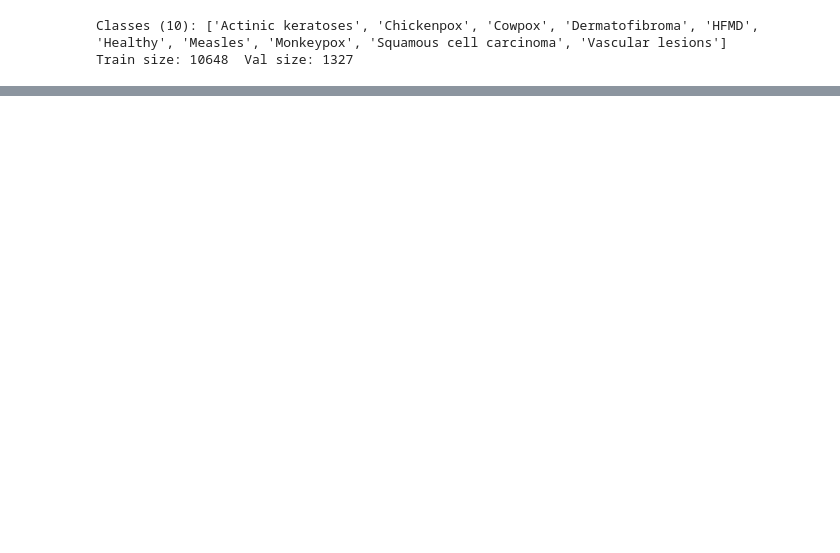
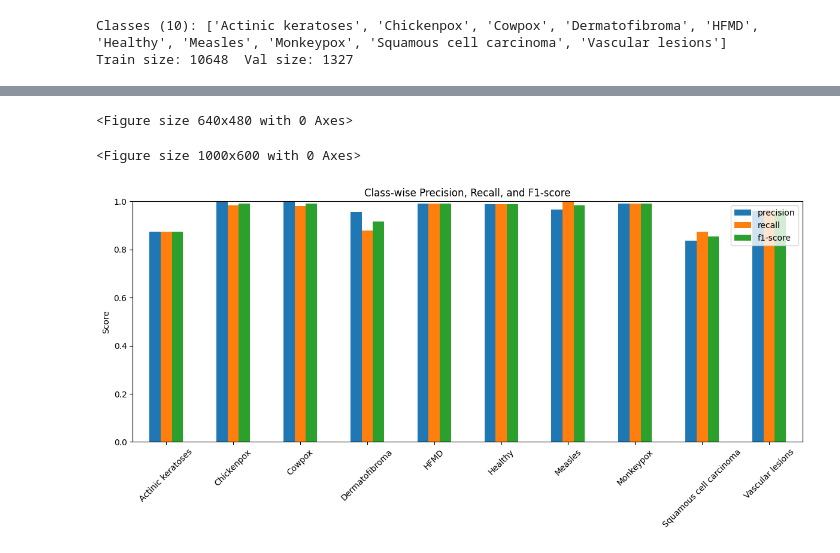
Before and after one commit to sudarshan-raveendranath/Skin-Lession-Detection, a Jupyter notebook: models/efficientnet/skin_lesion_efficientnet.ipynb, the cells around one changed output, grey strips where cells are left out. Saved outputs shown, nothing was run; the diff lists cells and outputs as text; code cells hidden in the pictures; blank space fills up the shorter version.

Commit message:
updted with charts

```diff
--- a/models/efficientnet/skin_lesion_efficientnet.ipynb
+++ b/models/efficientnet/skin_lesion_efficientnet.ipynb
@@ -456,0 +457,26 @@ plt.show()
+# %%
+plt.tight_layout()
+plt.show()
+# %% [output]
+<Figure size 640x480 with 0 Axes>
+# %%
+from sklearn.metrics import classification_report
+import pandas as pd
+import seaborn as sns
+
+# Compute report as DataFrame
+report = classification_report(y_true, y_pred, target_names=class_names, output_dict=True)
+df_report = pd.DataFrame(report).transpose().iloc[:-3, :]  # remove avg rows
+
+plt.figure(figsize=(10,6))
+df_report[['precision','recall','f1-score']].plot(kind='bar', figsize=(12,6))
+plt.title("Class-wise Precision, Recall, and F1-score")
+plt.ylabel("Score")
+plt.ylim(0,1)
+plt.xticks(rotation=45)
+plt.legend()
+plt.tight_layout()
+plt.show()
+# %% [output]
+<Figure size 1000x600 with 0 Axes>
+[figure, added]
```
Also changed, not shown: parts of 13 cells of this notebook, 2 other files.
